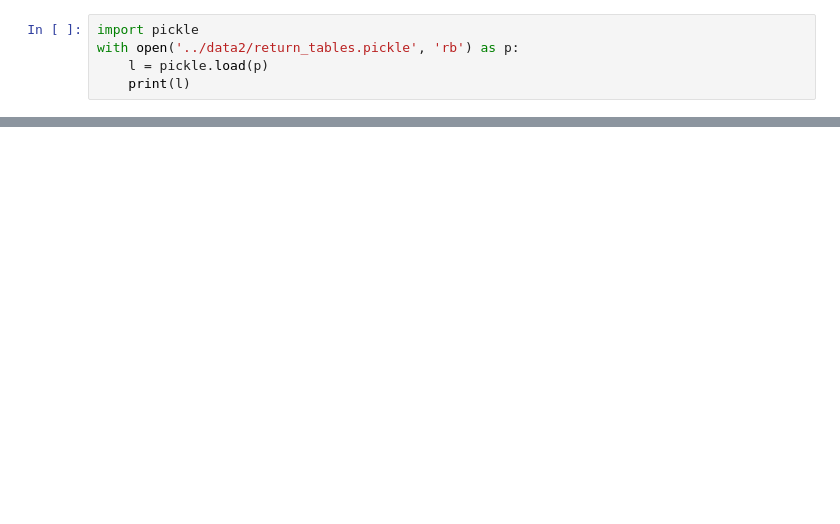
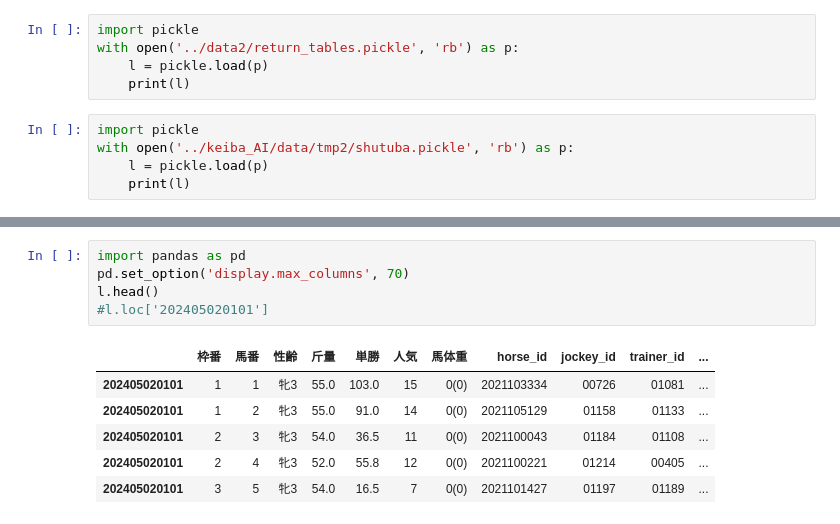
Before and after one commit to mk19828/keiba_2, a Jupyter notebook: keiba003_3.ipynb, the cells around one changed output, grey strips where cells are left out. Cells and saved outputs as stored; diff of their text form; blank space fills up the shorter version.

```diff
--- a/keiba003_3.ipynb
+++ b/keiba003_3.ipynb
@@ -308,3 +407,8 @@ import pickle
 with open('../data2/return_tables.pickle', 'rb') as p:
     l = pickle.load(p)
     print(l)
+# %%
+import pickle
+with open('../keiba_AI/data/tmp2/shutuba.pickle', 'rb') as p:
+    l = pickle.load(p)
+    print(l)
@@ -310,0 +433,12 @@ with open('../data2/return_tables.pickle', 'rb') as p:
+# %%
+import pandas as pd
+pd.set_option('display.max_columns', 70)
+l.head()
+#l.loc['202405020101']
+# %% [output]
+|  | 枠番 | 馬番 | 性齢 | 斤量 | 単勝 | 人気 | 馬体重 | horse_id | jockey_id | trainer_id | ... |
+| 202405020101 | 1 | 1 | 牝3 | 55.0 | 103.0 | 15 | 0(0) | 2021103334 | 00726 | 01081 | ... |
+| 202405020101 | 1 | 2 | 牝3 | 55.0 | 91.0 | 14 | 0(0) | 2021105129 | 01158 | 01133 | ... |
+| 202405020101 | 2 | 3 | 牝3 | 54.0 | 36.5 | 11 | 0(0) | 2021100043 | 01184 | 01108 | ... |
+| 202405020101 | 2 | 4 | 牝3 | 52.0 | 55.8 | 12 | 0(0) | 2021100221 | 01214 | 00405 | ... |
+| 202405020101 | 3 | 5 | 牝3 | 54.0 | 16.5 | 7 | 0(0) | 2021101427 | 01197 | 01189 | ... |
```
Also changed, not shown: parts of 19 cells of this notebook, 2 other files.
